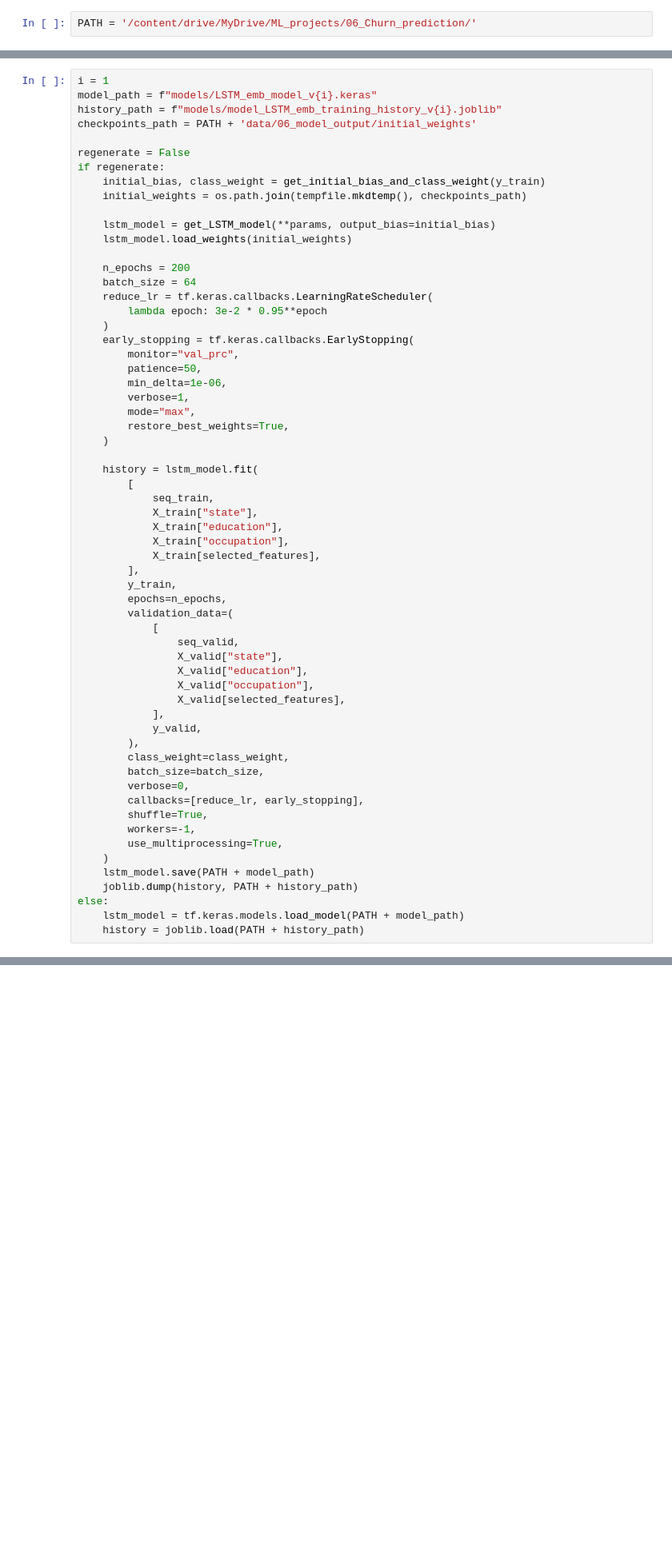
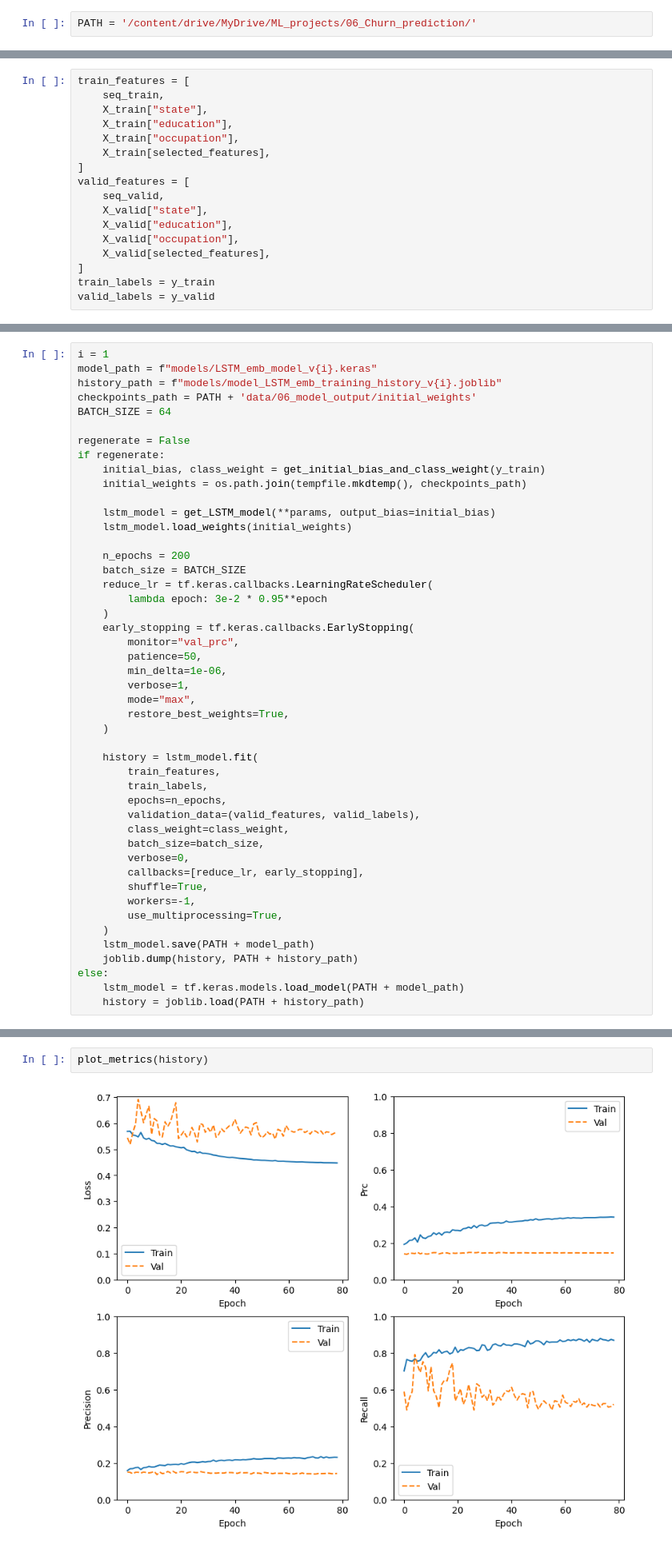
Before and after one commit to YaninaK/churn-prediction, a Jupyter notebook: notebooks/02_Baseline_model_NN.ipynb, the cells around one changed output, grey strips where cells are left out. Shown at 80% size. Drawn from its saved outputs; the diff is of its cells as text; blank space fills up the shorter version.

```diff
--- a/notebooks/02_Baseline_model_NN.ipynb
+++ b/notebooks/02_Baseline_model_NN.ipynb
@@ -72,4 +82,21 @@ memory usage: 4.5+ MB
 
 [seq_train, seq_valid, scaler_lstm] = lstm_artifacts
 [X_train, X_valid, y_train, y_valid] = nn_model_dataset
+# %%
+train_features = [
+    seq_train,
+    X_train["state"],
+    X_train["education"],
+    X_train["occupation"],
+    X_train[selected_features],
+]
+valid_features = [
+    seq_valid,
+    X_valid["state"],
+    X_valid["education"],
+    X_valid["occupation"],
+    X_valid[selected_features],
+]
+train_labels = y_train
+valid_labels = y_valid
 # %% [markdown]
@@ -99,6 +126,7 @@ i = 1
 model_path = f"models/LSTM_emb_model_v{i}.keras"
 history_path = f"models/model_LSTM_emb_training_history_v{i}.joblib"
 checkpoints_path = PATH + 'data/06_model_output/initial_weights'
+BATCH_SIZE = 64
 
 regenerate = False
 if regenerate:
@@ -109,7 +137,7 @@ if regenerate:
     lstm_model.load_weights(initial_weights)
 
     n_epochs = 200
-    batch_size = 64
+    batch_size = BATCH_SIZE
     reduce_lr = tf.keras.callbacks.LearningRateScheduler(
         lambda epoch: 3e-2 * 0.95**epoch
     )
@@ -123,25 +151,10 @@ if regenerate:
     )
 
     history = lstm_model.fit(
-        [
-            seq_train,
-            X_train["state"],
-            X_train["education"],
-            X_train["occupation"],
-            X_train[selected_features],
-        ],
-        y_train,
+        train_features,
+        train_labels,
         epochs=n_epochs,
-        validation_data=(
-            [
-                seq_valid,
-                X_valid["state"],
-                X_valid["education"],
-                X_valid["occupation"],
-                X_valid[selected_features],
-            ],
-            y_valid,
-        ),
+        validation_data=(valid_features, valid_labels),
         class_weight=class_weight,
         batch_size=batch_size,
         verbose=0,
@@ -205,0 +207,4 @@ prc : 0.14953283965587616
+# %%
+plot_metrics(history)
+# %% [output]
+[figure, added]
```
Also changed, not shown: parts of 15 cells of this notebook.
